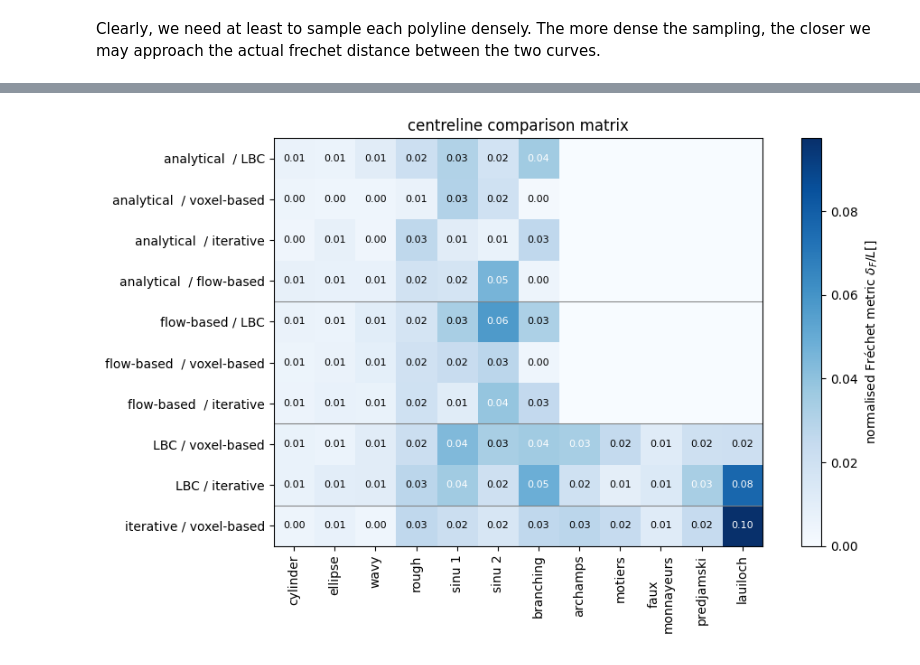
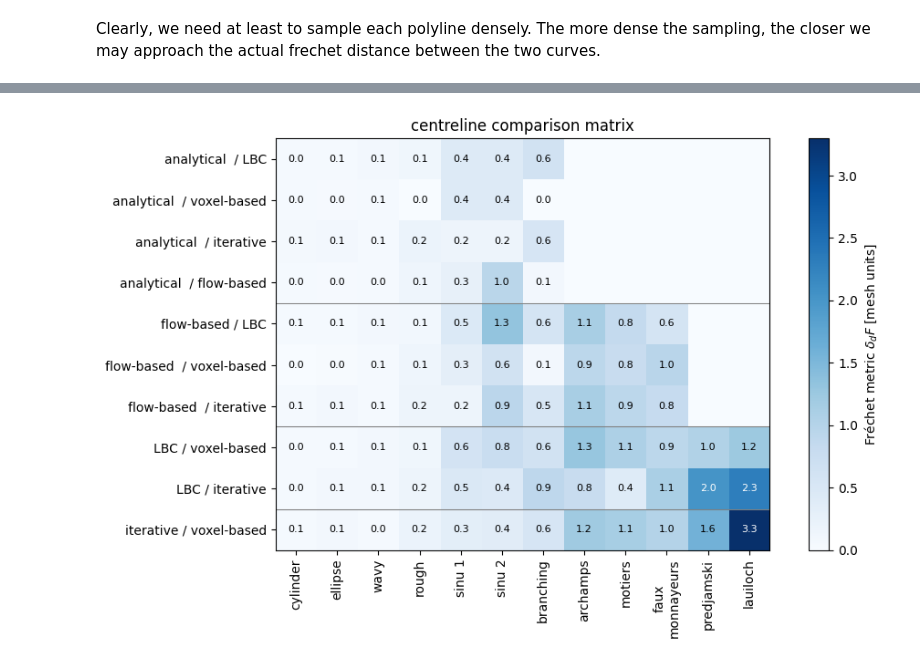
Before and after one commit to ERC-Karst/pc-centrelines, a Jupyter notebook: notebooks/6_compute_centreline_distances.ipynb, the cells around one changed output, grey strips where cells are left out. Saved outputs shown, nothing was run; the diff lists cells and outputs as text; code cells hidden in the pictures.

```diff
--- a/notebooks/6_compute_centreline_distances.ipynb
+++ b/notebooks/6_compute_centreline_distances.ipynb
@@ -99,7 +89,8 @@ list_hydraulic_ct = []
 for k, (conduit_id, conduit_name) in enumerate(conduit_map.items()):
     hydraulic_ct_fp = f"../temp/{conduit_id}_{conduit_name}/hydraulic/{conduit_name}_centreline.csv"
 
-    if k < 7:
+    if k < 10:
+
         hydraulic_ct1 = np.loadtxt(hydraulic_ct_fp, skiprows =1, delimiter=",", usecols=[1,2,3])
         hydraulic_ct2 = np.loadtxt(hydraulic_ct_fp, skiprows =1, delimiter=",", usecols=[4,5,6])
 
@@ -208,0 +308,8 @@ plt.show()
+# %%
+# list all meshes.
+list_meshes = []
+list_meshes_fp = []
+for k, (conduit_id, conduit_name) in enumerate(conduit_map.items()):
+    mesh_fp = f"../data/{conduit_id}_{conduit_name}/{conduit_name}.stl"
+    list_meshes.append(mesh.Mesh.from_file(mesh_fp))
+    list_meshes_fp.append(mesh_fp)
@@ -288,13 +482,13 @@ extremities_distance = np.vstack([LBC_extremities.T, MST_extremities.T, iter_ext
 fig, ax = plt.subplots(figsize = (10, 6))
 
 im = ax.imshow(extremities_distance, cmap = "Blues", vmin = 0, vmax=1.37)
-xlabels = ["cylinder", "ellipse", "wavy", "rough", "sinu 1", "sinu 2", "branching"]
+xlabels = ["cylinder", "ellipse", "wavy", "rough", "sinu 1", "sinu 2", "branching", "archamps", "motiers", "faux monnayeurs"]
 ylabels = ["LBC source", "LBC target", "MST source", "MST target", "iterative\nsource", "iterative\ntarget","flow\nsource", "flow\ntarget",]
 
 
-ax.set_xticks([0,1,2,3,4,5,6])
+ax.set_xticks([0,1,2,3,4,5,6,7,8,9])
 ax.set_xticklabels(xlabels, rotation = 90)
-ax.set_yticks([0,1,2,3,4,5, 6, 7])
+ax.set_yticks([0,1,2,3,4,5, 6,7])
 ax.set_yticklabels(ylabels)
 
 
@@ -496,73 +688,73 @@ fr_results_hydraulic = -np.ones((10,12))
 for i, (ct1, ct2) in enumerate(zip(*theory_to_lbc)):
     thedist = frdist(ct1, ct2)
     L = np.cumsum(np.linalg.norm(np.diff(ct2, axis = 0), axis=1))[-1]
-    fr_results_hydraulic[0, i] = thedist / L
+    fr_results_hydraulic[0, i] = thedist
 for i, (ct1, ct2) in enumerate(zip(*theory_to_mst)):
     thedist = frdist(ct1, ct2)
     L = np.cumsum(np.linalg.norm(np.diff(ct2, axis = 0), axis=1))[-1]
-    fr_results_hydraulic[1, i] = thedist / L
+    fr_results_hydraulic[1, i] = thedist
 for i, (ct1, ct2) in enumerate(zip(*theory_to_iter)):
     thedist = frdist(ct1, ct2)
     L = np.cumsum(np.linalg.norm(np.diff(ct2, axis = 0), axis=1))[-1]
-    fr_results_hydraulic[2, i] = thedist / L
+    fr_results_hydraulic[2, i] = thedist
 for i, (ct1, ct2) in enumerate(zip(*theory_to_hyd2)):
     thedist = frdist(ct1, ct2)
     L = np.cumsum(np.linalg.norm(np.diff(ct2, axis = 0), axis=1))[-1]
-    fr_results_hydraulic[3, i] = thedist / L
+    fr_results_hydraulic[3, i] = thedist
 for i, (ct1, ct2) in enumerate(zip(*hyd2_to_lbc)):
     thedist = frdist(ct1, ct2)
     L = np.cumsum(np.linalg.norm(np.diff(ct2, axis = 0), axis=1))[-1]
-    fr_results_hydraulic[4, i] = thedist / L
+    fr_results_hydraulic[4, i] = thedist
 for i, (ct1, ct2) in enumerate(zip(*hyd2_to_mst)):
     thedist = frdist(ct1, ct2)
     L = np.cumsum(np.linalg.norm(np.diff(ct2, axis = 0), axis=1))[-1]
-    fr_results_hydraulic[5, i] = thedist / L
+    fr_results_hydraulic[5, i] = thedist
 for i, (ct1, ct2) in enumerate(zip(*hyd2_to_iter)):
     thedist = frdist(ct1, ct2)
     L = np.cumsum(np.linalg.norm(np.diff(ct2, axis = 0), axis=1))[-1]
-    fr_results_hydraulic[6, i] = thedist / L
+    fr_results_hydraulic[6, i] = thedist
 for i, (ct1, ct2) in enumerate(zip(*mst_to_lbc)):
     thedist = frdist(ct1, ct2)
     L = np.cumsum(np.linalg.norm(np.diff(ct2, axis = 0), axis=1))[-1]
-    fr_results_hydraulic[7, i] = thedist / L
+    fr_results_hydraulic[7, i] = thedist
 for i, (ct1, ct2) in enumerate(zip(*iter_to_lbc)):
     thedist = frdist(ct1, ct2)
     L = np.cumsum(np.linalg.norm(np.diff(ct2, axis = 0), axis=1))[-1]
-    fr_results_hydraulic[8, i] = thedist / L
+    fr_results_hydraulic[8, i] = thedist
 for i, (ct1, ct2) in enumerate(zip(*iter_to_mst)):
     thedist = frdist(ct1, ct2)
     L = np.cumsum(np.linalg.norm(np.diff(ct2, axis = 0), axis=1))[-1]
-    fr_results_hydraulic[9, i] = thedist / L
+    fr_results_hydraulic[9, i] = thedist
 # %%
 xlabels = ["cylinder", "ellipse", "wavy", "rough", "sinu 1", "sinu 2", "branching", "archamps","motiers", "faux\nmonnayeurs", "predjamski", "lauiloch"]
 ylabels = ["analytical  / LBC", "analytical  / voxel-based", "analytical  / iterative", "analytical  / flow-based", "flow-based / LBC",  "flow-based  / voxel-based", "flow-based  / iterative",  "LBC / voxel-based", "LBC / iterative", "iterative / voxel-based"]
 
 fig, ax = plt.subplots(figsize = (10,6))
 
 im = ax.imshow(fr_results_hydraulic, cmap = "Blues", vmin=0)
-ax.set_xticks([0,1,2,3,4,5,6,7,8,9, 10, 11])
+ax.set_xticks([0,1,2,3,4,5,6,7,8,9, 10,11])
 ax.set_yticks([0,1,2,3,4,5,6,7,8,9])
 
 for j, row in enumerate(fr_results_hydraulic):
     for i, elem in enumerate(row):
         color = "k"
-        if elem > np.quantile(fr_results_hydraulic, 0.9):
+        if elem > 1.8:
             color = "white"
         if elem > 0:
 
-            ax.text(i,j, f"{elem:.2f}", fontsize = 8, va = "center", ha="center", color =color)
+            ax.text(i,j, f"{elem:.1f}", fontsize = 8, va = "center", ha="center", color =color)
 ax.set_xticklabels(xlabels, rotation =90)
 ax.set_yticklabels(ylabels)
 cax = plt.colorbar(im)
-cax.set_label("normalised Fréchet metric $\\delta_F/L$[]")
+cax.set_label("Fréchet metric $\\delta_dF$ [mesh units]")
 ax.set_title("centreline comparison matrix")
 
 ax.axhline(3.5, lw = 0.75, color = "grey")
 ax.axhline(6.5, lw = 0.75, color = "grey")
 ax.axhline(8.5, lw = 0.75, color = "grey")
 plt.tight_layout()
 
 plt.savefig("../temp/figures/comparison_matrix.pdf")
 plt.savefig("../temp/figures/comparison_matrix.png", dpi= 300)
 # %% [output]
-[figure, old version]
+[figure, new version]
```
Also changed, not shown: parts of 26 cells of this notebook, 5 other files.
